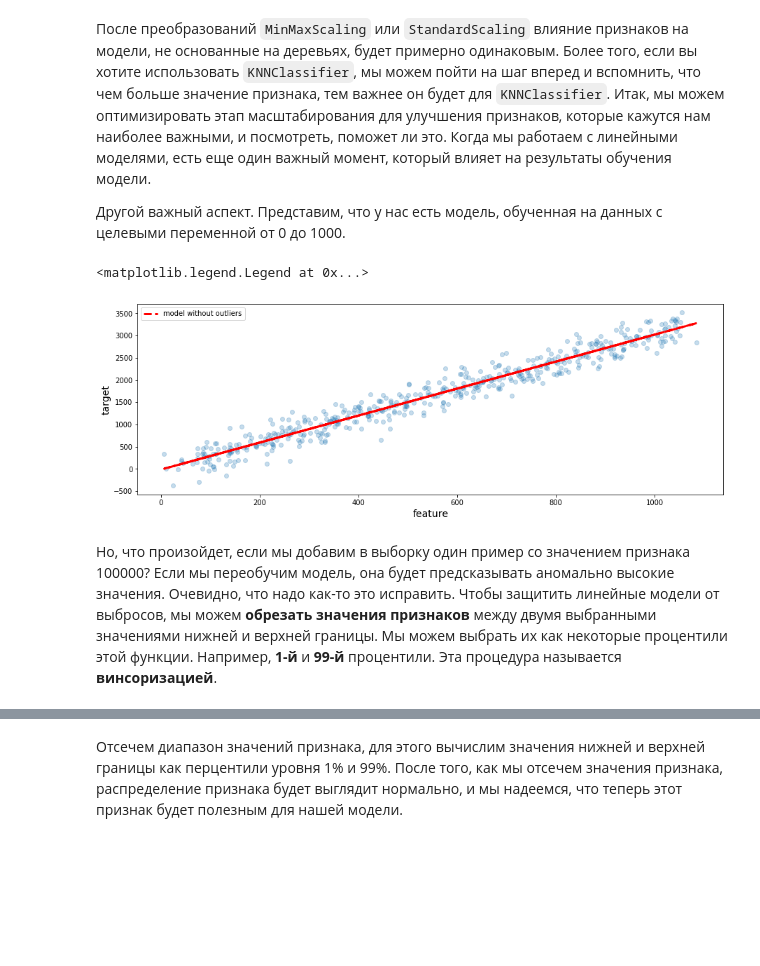
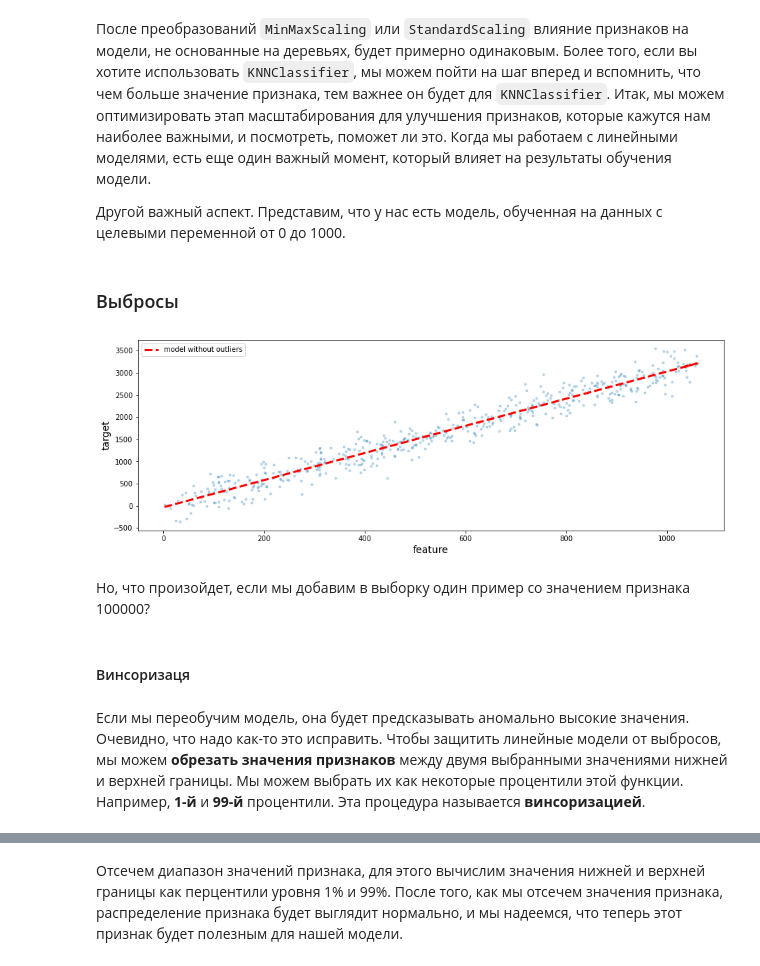
Before and after one commit to koryagin2006/GB_course_Sports_data_analysis, a Jupyter notebook: webinar_4_features_part1.ipynb, the cells around one changed output, grey strips where cells are left out. Cells and saved outputs as stored; diff of their text form; code cells hidden in the pictures; blank space fills up the shorter version.

```diff
--- a/webinar_4_features_part1.ipynb
+++ b/webinar_4_features_part1.ipynb
@@ -133,28 +131,20 @@ CV-result: 0.7145 +/- 0.059
 После преобразований `MinMaxScaling` или `StandardScaling` влияние признаков на модели, не основанные на деревьях, будет примерно одинаковым. Более того, если вы хотите использовать `KNNClassifier`, мы можем пойти на шаг вперед и вспомнить, что чем больше значение признака, тем важнее он будет для `KNNClassifier`. Итак, мы можем оптимизировать этап масштабирования для улучшения признаков, которые кажутся нам наиболее важными, и посмотреть, поможет ли это. Когда мы работаем с линейными моделями, есть еще один важный момент, который влияет на результаты обучения модели.
 
 Другой важный аспект. Представим, что у нас есть модель, обученная на данных с целевыми переменной от 0 до 1000.
+# %% [markdown]
+### Выбросы
 # %%
 def linear_model_fit_transform(X: np.array, y: np.array) -> np.array:
     """
     Обучение и применение линейной модели к набору данных.
 
-    Parameters
-    ----------
-    X: numpy.array, shape = [n_samples, n_features]
-        Матрица признаков.
-
-    y: numpy.array, shape = [n_samples, ]
-        Вектор целевой переменной.
-
-    Returns
-    -------
-    y_pred: numpy.array, shape = [n_samples, ]
-        Вектор прогнозов.
-
+    :param X: Матрица признаков.
+    :param y: Вектор целевой переменной.
+    :return: Вектор прогнозов.
     """
     model = LinearRegression()
     model.fit(X.reshape(X.shape[0], -1), y)
-    y_pred = model.coef_*X + model.intercept_
+    y_pred = model.coef_ * X + model.intercept_
 
     return y_pred
 # %%
@@ -165,16 +155,18 @@ y = 3*x + 200*np.random.randn(x.shape[0])
 y_pred = linear_model_fit_transform(x, y)
 # %%
 fig = plt.figure(figsize=(15, 5))
-plt.scatter(x, y, alpha=0.25)
+plt.scatter(x, y, alpha=0.25, marker='.')
 plt.plot(x, y_pred, color="red", linestyle="--", linewidth=3, label="model without outliers")
 plt.xlabel("feature", size=14)
 plt.ylabel("target", size=14)
-plt.legend(loc="best")
+plt.legend(loc="best");
 # %% [output]
-<matplotlib.legend.Legend at 0x...>
-[figure, old version]
+[figure, new version]
+# %% [markdown]
+Но, что произойдет, если мы добавим в выборку один пример со значением признака 100000?
+# %% [markdown]
+#### Винсоризаця
 # %% [markdown]
-Но, что произойдет, если мы добавим в выборку один пример со значением признака 100000?
 Если мы переобучим модель, она будет предсказывать аномально высокие значения. Очевидно, что надо как-то это исправить. Чтобы защитить линейные модели от выбросов, мы можем __обрезать значения признаков__ между двумя выбранными значениями нижней и верхней границы. Мы можем выбрать их как некоторые процентили этой функции. Например, __1-й__ и __99-й__ процентили. Эта процедура называется __винсоризацией__.
 # %%
 x_outliers = x.copy()
```
Also changed, not shown: parts of 32 cells of this notebook.
